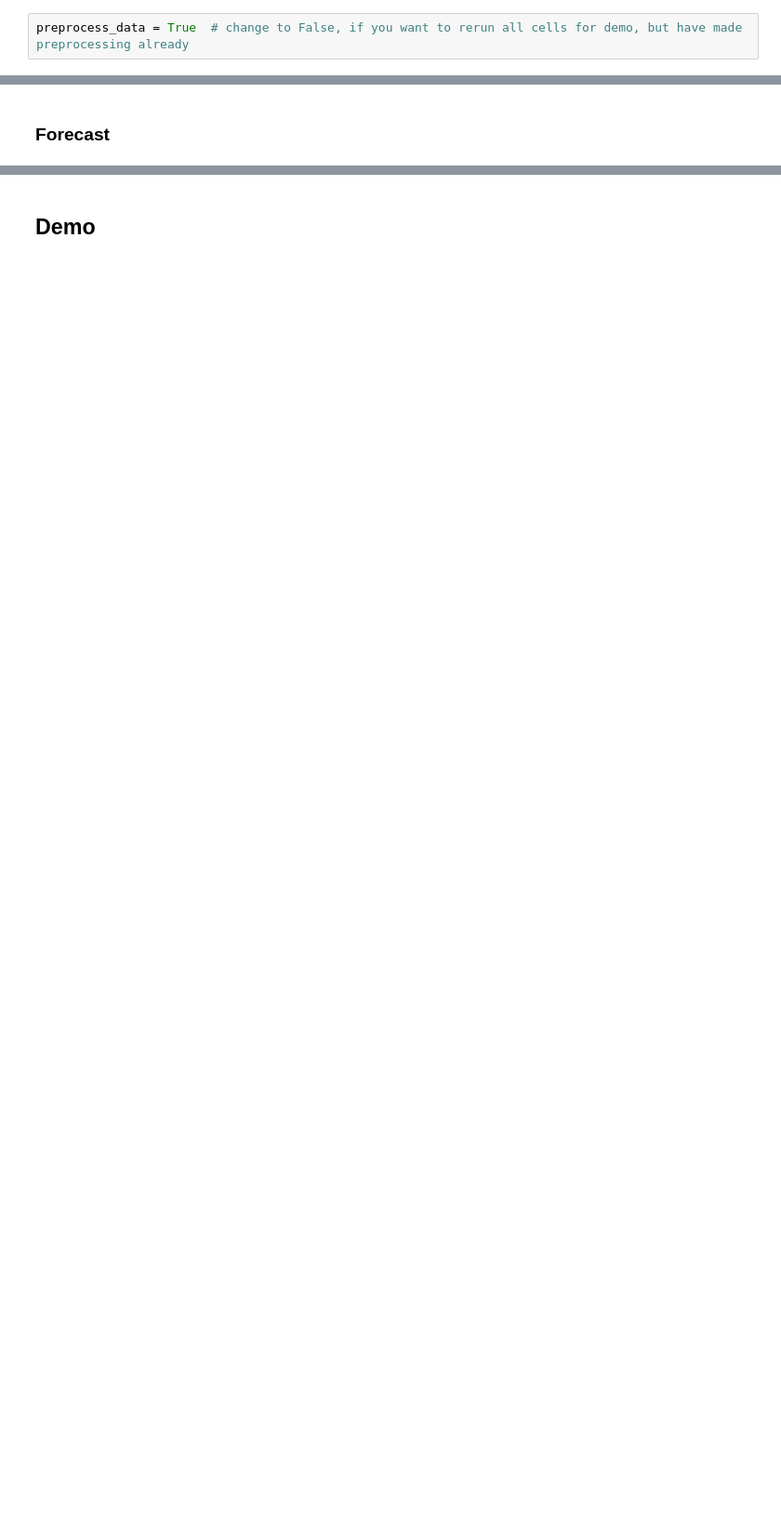
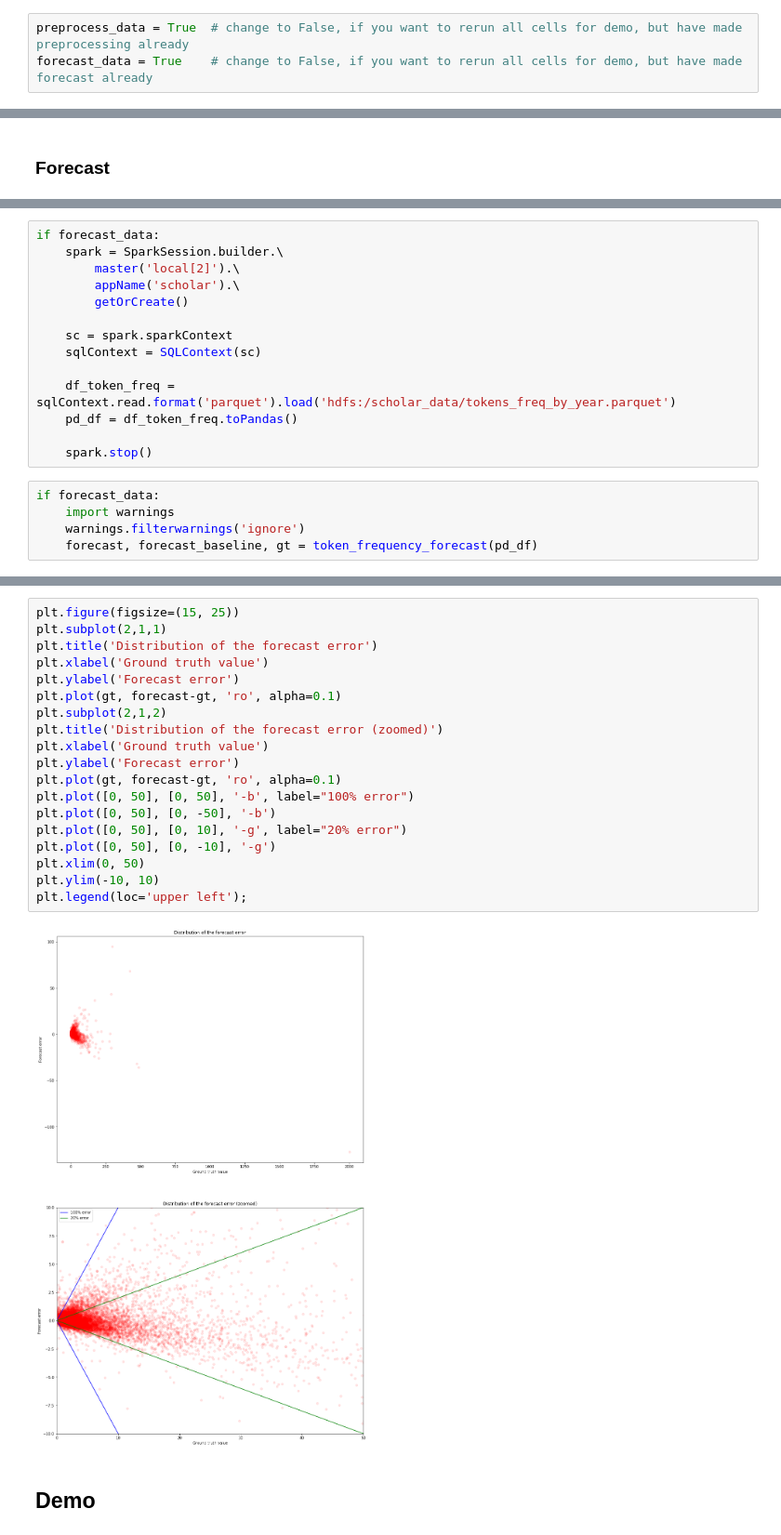
Before and after one commit to L-sky/concept-finder, a Jupyter notebook: report.ipynb, the cells around one changed output, grey strips where cells are left out. Shown at 93% size. Drawn from its saved outputs; the diff is of its cells as text; blank space fills up the shorter version.

Commit message:
integrated forecast step in report

```diff
--- a/report.ipynb
+++ b/report.ipynb
@@ -119,6 +124,7 @@ dirpath = os.getcwd()
 model_bin_path = f'{dirpath}/fasttext/crawl-300d-2M-subword.bin'
 # %%
 preprocess_data = True  # change to False, if you want to rerun all cells for demo, but have made preprocessing already
+forecast_data = True    # change to False, if you want to rerun all cells for demo, but have made forecast already
 # %% [markdown]
 ### Functions
 # %%
@@ -288,0 +324,19 @@ if preprocess_data:
+# %%
+if forecast_data:
+    spark = SparkSession.builder.\
+        master('local[2]').\
+        appName('scholar').\
+        getOrCreate()
+
+    sc = spark.sparkContext
+    sqlContext = SQLContext(sc)
+
+    df_token_freq = sqlContext.read.format('parquet').load('hdfs:/scholar_data/tokens_freq_by_year.parquet')
+    pd_df = df_token_freq.toPandas()
+
+    spark.stop()
+# %%
+if forecast_data:
+    import warnings
+    warnings.filterwarnings('ignore')
+    forecast, forecast_baseline, gt = token_frequency_forecast(pd_df)
@@ -289,3 +378,24 @@ if preprocess_data:
+# %%
+plt.figure(figsize=(15, 25))
+plt.subplot(2,1,1)
+plt.title('Distribution of the forecast error')
+plt.xlabel('Ground truth value')
+plt.ylabel('Forecast error')
+plt.plot(gt, forecast-gt, 'ro', alpha=0.1)
+plt.subplot(2,1,2)
+plt.title('Distribution of the forecast error (zoomed)')
+plt.xlabel('Ground truth value')
+plt.ylabel('Forecast error')
+plt.plot(gt, forecast-gt, 'ro', alpha=0.1)
+plt.plot([0, 50], [0, 50], '-b', label="100% error")
+plt.plot([0, 50], [0, -50], '-b')
+plt.plot([0, 50], [0, 10], '-g', label="20% error")
+plt.plot([0, 50], [0, -10], '-g')
+plt.xlim(0, 50)
+plt.ylim(-10, 10)
+plt.legend(loc='upper left');
+# %% [output]
+[figure, added]
 # %% [markdown]
 ## Demo
 # %% [markdown]
```
Also changed, not shown: parts of 11 cells of this notebook.
